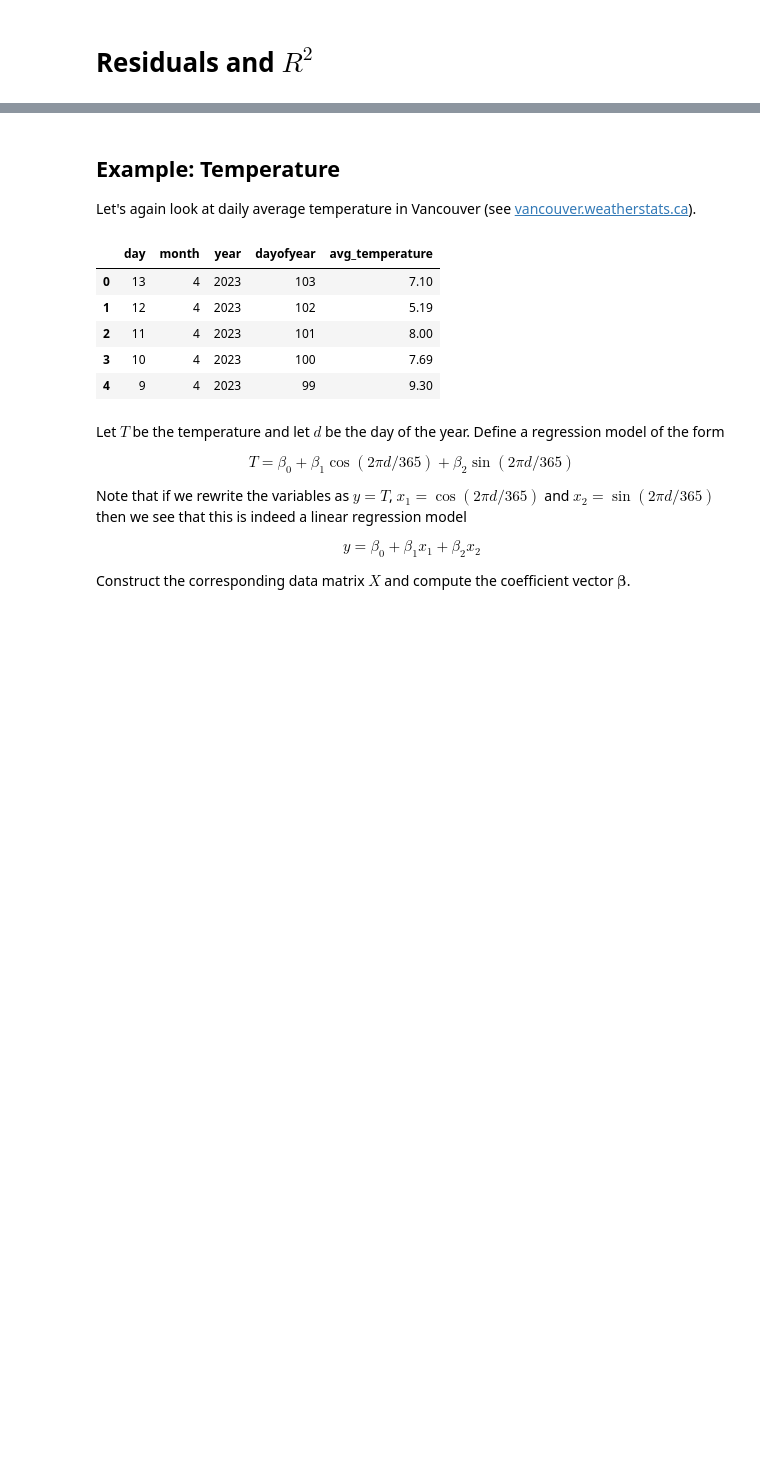
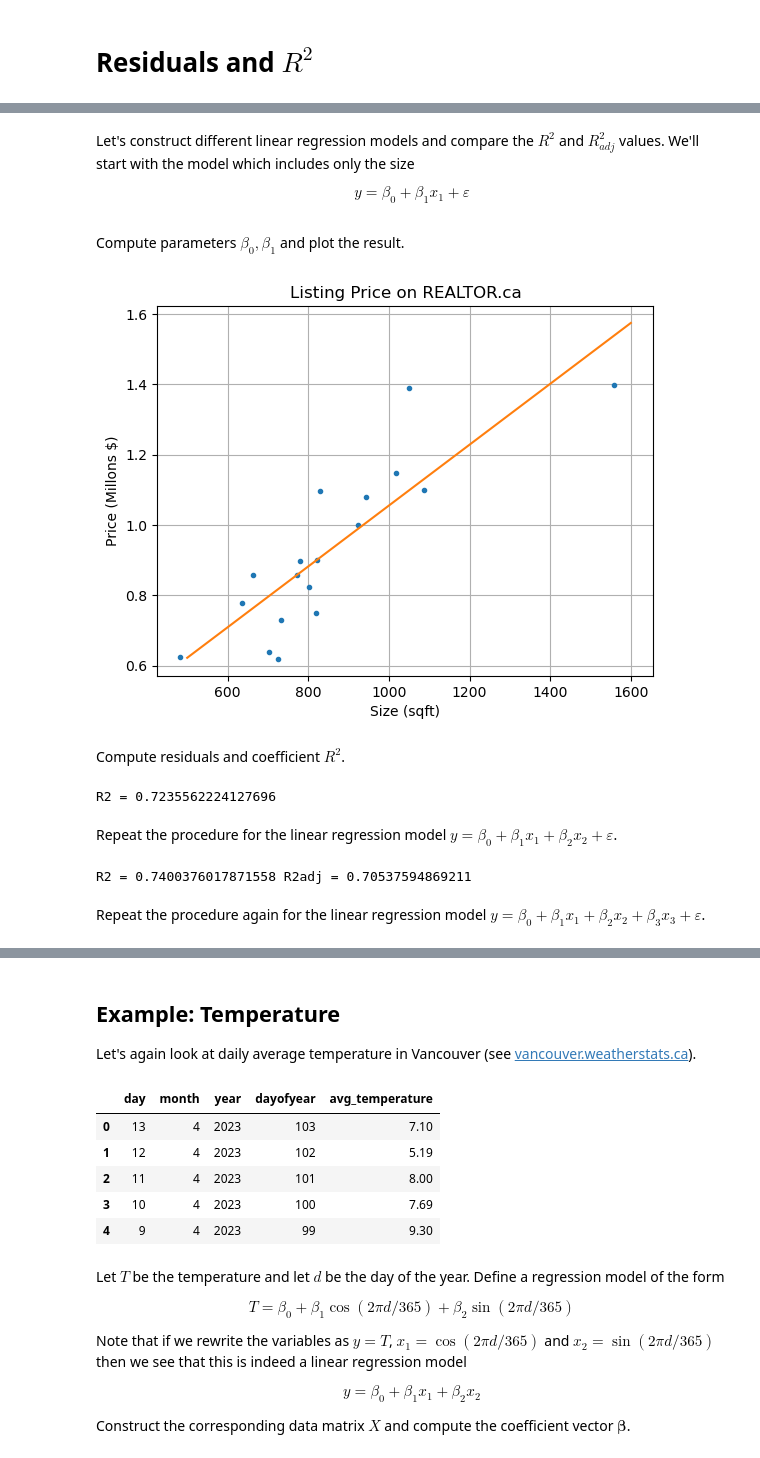
Before and after one commit to UBCMath/MATH360, a Jupyter notebook: data-driven/linear-regression/residuals.ipynb, the cells around one changed output, grey strips where cells are left out. Cells and saved outputs as stored; diff of their text form; code cells hidden in the pictures; blank space fills up the shorter version.

```diff
--- a/data-driven/linear-regression/residuals.ipynb
+++ b/data-driven/linear-regression/residuals.ipynb
@@ -39,0 +80,49 @@ Plot 1 should be a familiar bell curve centered at 0, and plots 2 and 3 should b
+# %%
+x1 = np.array([1050,943,1557,662,829,724,482,702,733,637,819,802,771,779,823,924,1088,1018])
+x2 = np.array([2,2,2,1,2,1,1,1,2,1,2,2,1,2,2,2,2,2])
+x3 = np.array([2,2,2,1,2,1,1,1,1,1,1,1,1,2,2,2,2,2])
+y  = np.array([1.39,1.079,1.398,0.859,1.098,0.619,0.625,0.639,0.728888,0.778,0.749888,0.825,0.858,0.899,0.8999,0.999888,1.099,1.149])
+# %% [markdown]
+Let's construct different linear regression models and compare the $R^2$ and $R^2_{adj}$ values. We'll start with the model which includes only the size
+
+$$
+y = \beta_0 + \beta_1 x_1 + \varepsilon
+$$
+# %% [markdown]
+Compute parameters $\beta_0,\beta_1$ and plot the result.
+# %%
+N = len(y)
+X = np.column_stack([np.ones(N),x1])
+beta = la.solve(X.T@X,X.T@y)
+x1s = np.linspace(500,1600,50)
+ys = beta[0] + beta[1]*x1s
+
+plt.plot(x1,y,'.')
+plt.plot(x1s,ys)
+plt.title('Listing Price on REALTOR.ca')
+plt.xlabel('Size (sqft)'), plt.ylabel('Price (Millons $)'), plt.grid(True)
+plt.show()
+# %% [output]
+[figure, added]
+# %% [markdown]
+Compute residuals and coefficient $R^2$.
+# %%
+residuals = y - (beta[0] + beta[1]*x1)
+yhat = np.mean(y)
+R2x1 = 1 - np.sum(residuals**2)/np.sum((y - yhat)**2)
+print('R2 =',R2x1)
+# %% [output]
+R2 = 0.7235562224127696
+# %% [markdown]
+Repeat the procedure for the linear regression model $y = \beta_0 + \beta_1 x_1 + \beta_2 x_2 + \varepsilon$.
+# %%
+X = np.column_stack([np.ones(N),x1,x2])
+beta = la.solve(X.T@X,X.T@y)
+residuals = y - (beta[0] + beta[1]*x1 + beta[2]*x2)
+R2x1x2 = 1 - np.sum(residuals**2)/np.sum((y - yhat)**2)
+R2adjx1x2 = 1 - (1 - R2x1x2)*(N - 1)/(N - 2 - 1)
+print('R2 =',R2x1x2,'R2adj =',R2adjx1x2)
+# %% [output]
+R2 = 0.7400376017871558 R2adj = 0.70537594869211
+# %% [markdown]
+Repeat the procedure again for the linear regression model $y = \beta_0 + \beta_1 x_1 + \beta_2 x_2 + \beta_3 x_3 + \varepsilon$.
```
Also changed, not shown: parts of 24 cells of this notebook.
